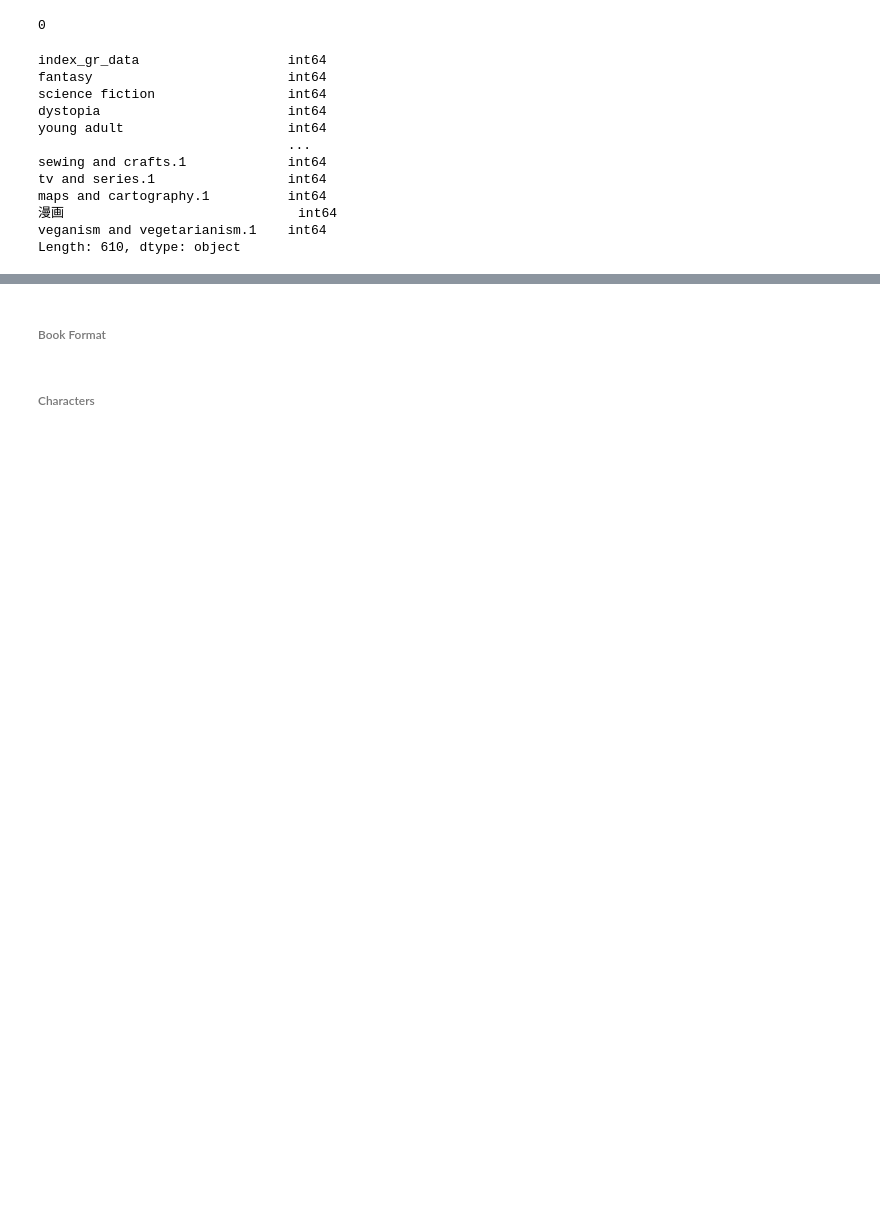
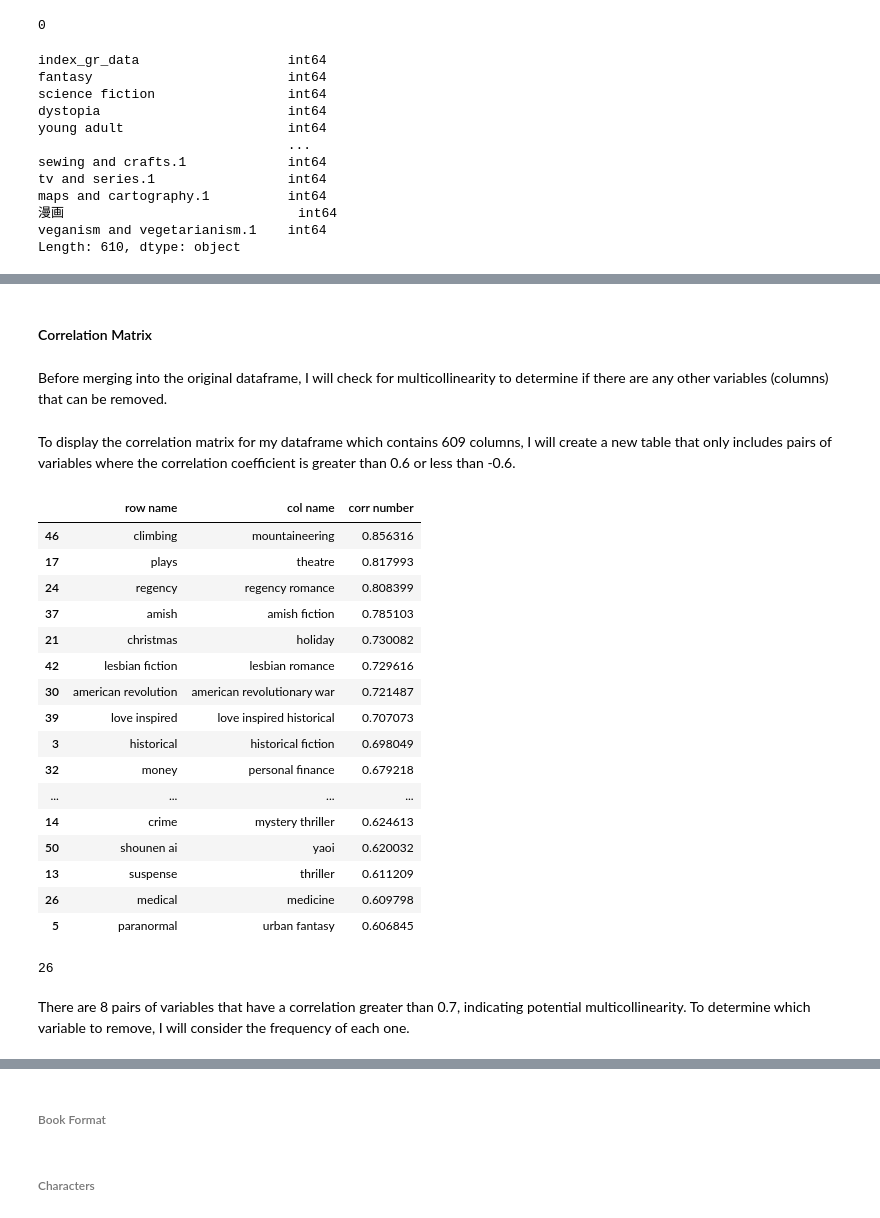
Before and after one commit to alleida23/Final_Project, a Jupyter notebook: goodreads_data.ipynb, the cells around one changed output, grey strips where cells are left out. Drawn from its saved outputs; the diff is of its cells as text; code cells hidden in the pictures; blank space fills up the shorter version.

```diff
--- a/goodreads_data.ipynb
+++ b/goodreads_data.ipynb
@@ -542,0 +483,4 @@ SyntaxError: invalid syntax (4057204629.py, line 2)
+# %% [markdown]
+#### Correlation Matrix
+# %% [markdown]
+Before merging into the original dataframe, I will check for multicollinearity to determine if there are any other variables (columns) that can be removed.
@@ -542,0 +493,43 @@ SyntaxError: invalid syntax (4057204629.py, line 2)
+# %% [markdown]
+To display the correlation matrix for my dataframe which contains 609 columns, I will create a new table that only includes pairs of variables where the correlation coefficient is greater than 0.6 or less than -0.6.
+# %%
+# Calculate the correlation matrix
+corr_matrix = X.corr()
+
+# Get the indices of non-NaN values in the correlation matrix
+indices = [(row, col) for row in corr_matrix.index for col in corr_matrix.columns if not pd.isna(corr_matrix.loc[row, col])]
+
+# Create a DataFrame with the row name, column name, and correlation number for each
+# non-NaN value in the correlation matrix that meets the condition and where row name
+# and col name are different
+df = pd.DataFrame([(idx[0], idx[1], corr_matrix.loc[idx]) for idx in indices if (corr_matrix.loc[idx] > 0.6 or corr_matrix.loc[idx] < -0.6) and idx[0] != idx[1]], columns=['row name', 'col name', 'corr number'])
+
+# Drop duplicate rows where row name is greater than col name
+df = df[df['row name'] < df['col name']]
+
+# Sort the DataFrame by the correlation number in descending order
+df = df.sort_values(by='corr number', ascending=False)
+
+# Print the sorted DataFrame
+display(df, len(df))
+# %% [output]
+|  | row name | col name | corr number |
+| 46 | climbing | mountaineering | 0.856316 |
+| 17 | plays | theatre | 0.817993 |
+| 24 | regency | regency romance | 0.808399 |
+| 37 | amish | amish fiction | 0.785103 |
+| 21 | christmas | holiday | 0.730082 |
+| 42 | lesbian fiction | lesbian romance | 0.729616 |
+| 30 | american revolution | american revolutionary war | 0.721487 |
+| 39 | love inspired | love inspired historical | 0.707073 |
+| 3 | historical | historical fiction | 0.698049 |
+| 32 | money | personal finance | 0.679218 |
+| ... | ... | ... | ... |
+| 14 | crime | mystery thriller | 0.624613 |
+| 50 | shounen ai | yaoi | 0.620032 |
+| 13 | suspense | thriller | 0.611209 |
+| 26 | medical | medicine | 0.609798 |
+| 5 | paranormal | urban fantasy | 0.606845 |
+26
+# %% [markdown]
+There are 8 pairs of variables that have a correlation greater than 0.7, indicating potential multicollinearity. To determine which variable to remove, I will consider the frequency of each one.
```
Also changed, not shown: parts of 25 cells of this notebook.
